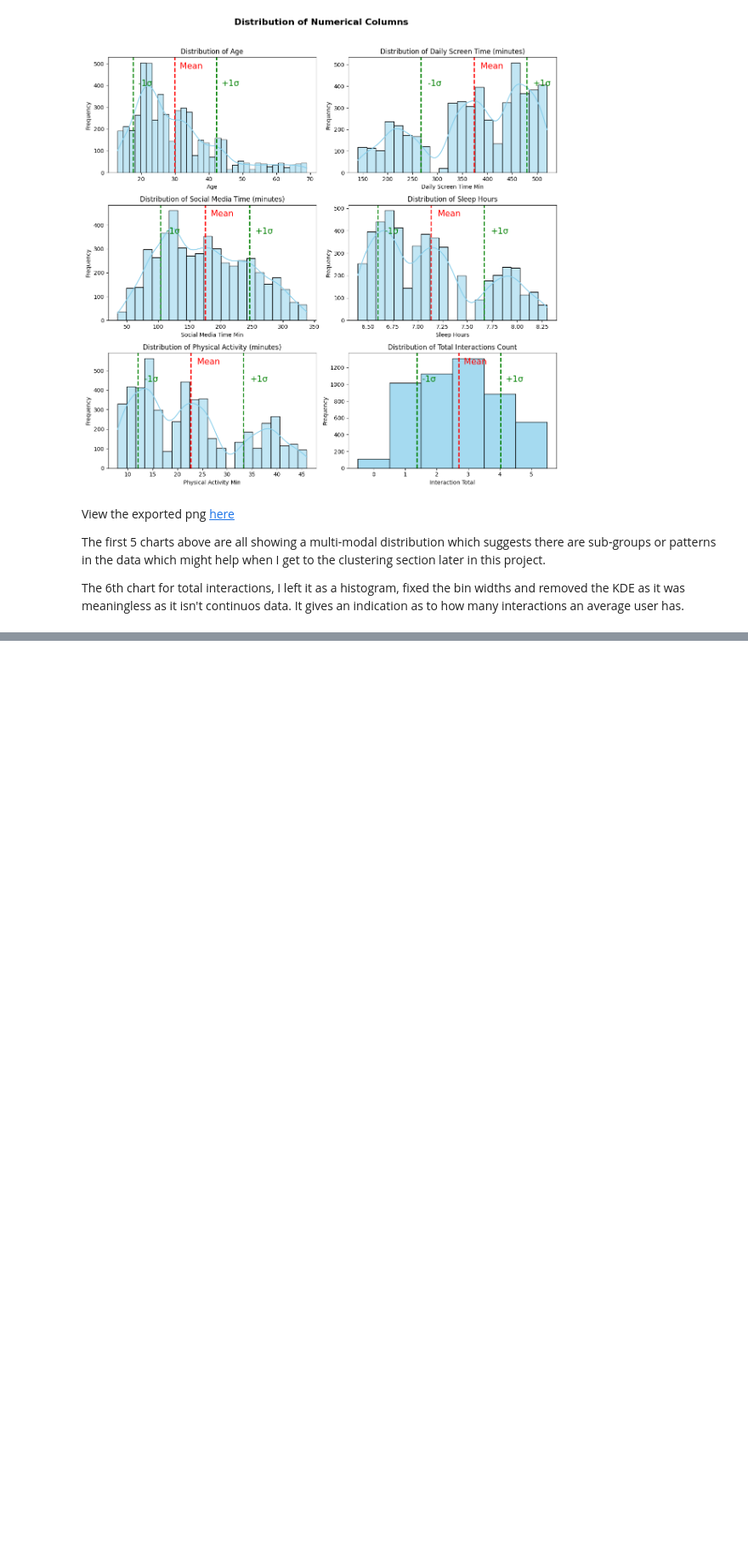
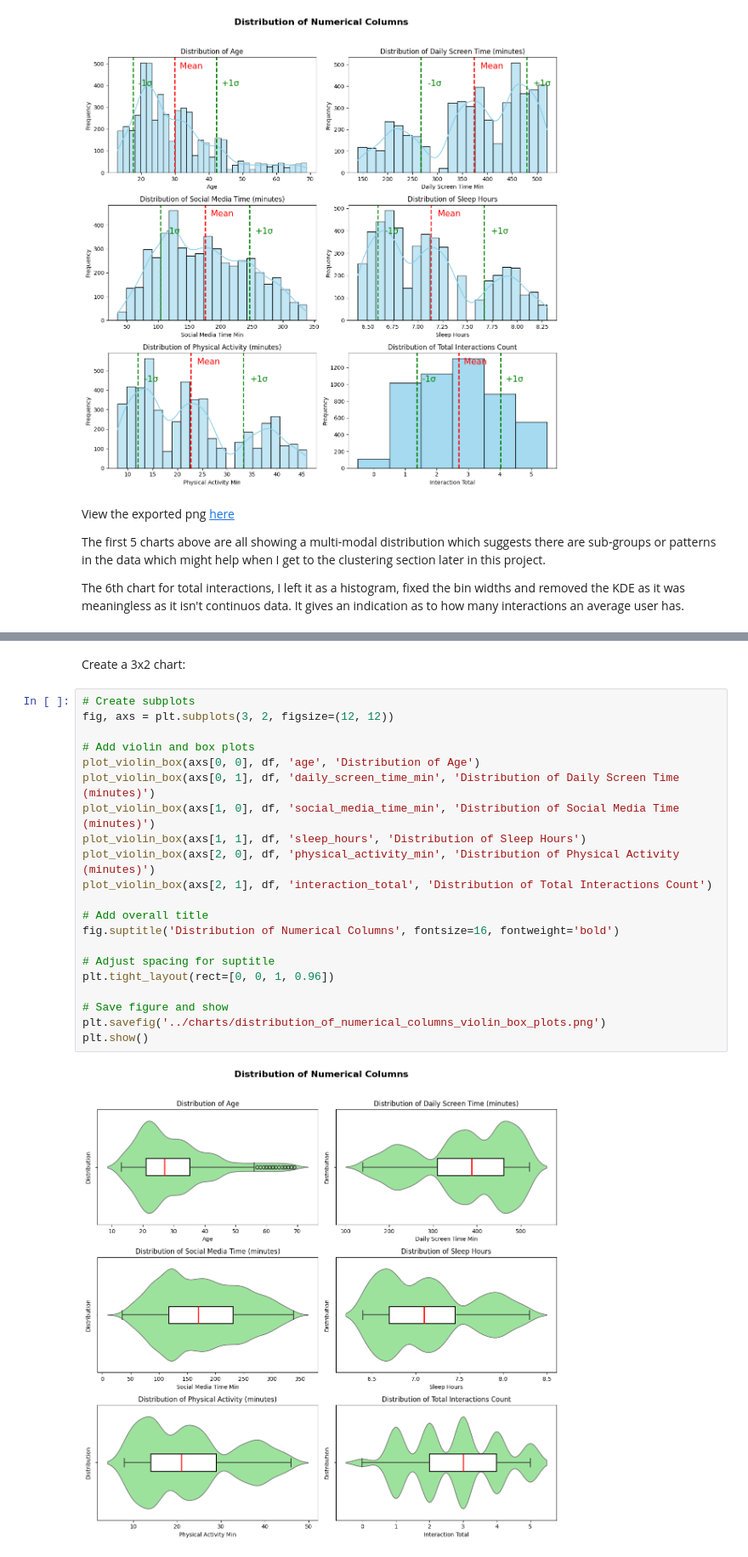
Before and after one commit to petedanielsmith/social-media-effect-on-mental-health, a Jupyter notebook: jupyter_notebooks/01_dataload_clean_and_look_at_distributions.ipynb, the cells around one changed output, grey strips where cells are left out. Shown: that part at 85% size. Cells and saved outputs as stored; diff of their text form; blank space fills up the shorter version.

Commit message:
Add violin/box plots, kurtosis, skew and summary (#15)

```diff
--- a/jupyter_notebooks/01_dataload_clean_and_look_at_distributions.ipynb
+++ b/jupyter_notebooks/01_dataload_clean_and_look_at_distributions.ipynb
@@ -422,0 +467,25 @@ The 6th chart for total interactions, I left it as a histogram, fixed the bin wi
+# %% [markdown]
+Create a 3x2 chart:
+# %%
+# Create subplots
+fig, axs = plt.subplots(3, 2, figsize=(12, 12))
+
+# Add violin and box plots
+plot_violin_box(axs[0, 0], df, 'age', 'Distribution of Age')
+plot_violin_box(axs[0, 1], df, 'daily_screen_time_min', 'Distribution of Daily Screen Time (minutes)')
+plot_violin_box(axs[1, 0], df, 'social_media_time_min', 'Distribution of Social Media Time (minutes)')
+plot_violin_box(axs[1, 1], df, 'sleep_hours', 'Distribution of Sleep Hours')
+plot_violin_box(axs[2, 0], df, 'physical_activity_min', 'Distribution of Physical Activity (minutes)')
+plot_violin_box(axs[2, 1], df, 'interaction_total', 'Distribution of Total Interactions Count')
+
+# Add overall title
+fig.suptitle('Distribution of Numerical Columns', fontsize=16, fontweight='bold')
+
+# Adjust spacing for suptitle
+plt.tight_layout(rect=[0, 0, 1, 0.96])
+
+# Save figure and show
+plt.savefig('../charts/distribution_of_numerical_columns_violin_box_plots.png')
+plt.show()
+# %% [output]
+[figure, added]
```
Also changed, not shown: parts of 8 cells of this notebook, 1 other file.
